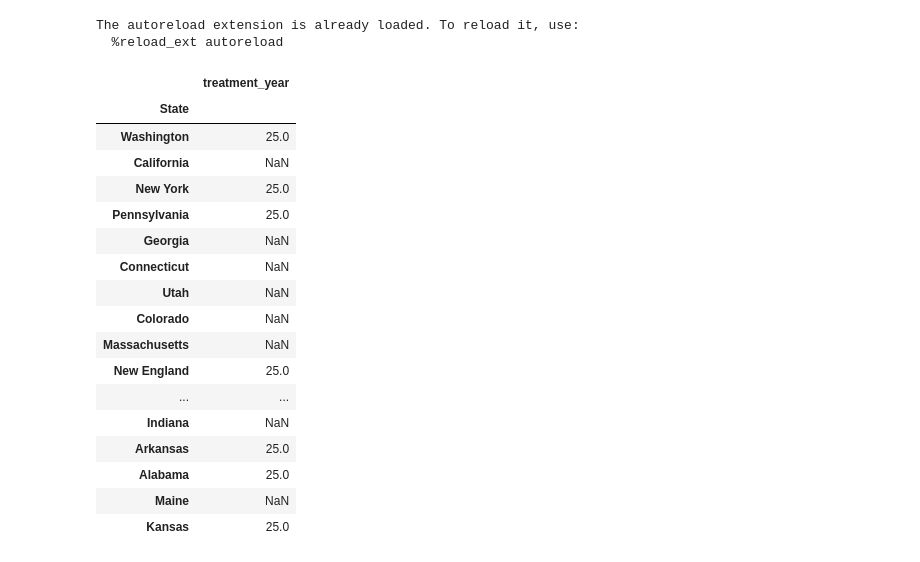
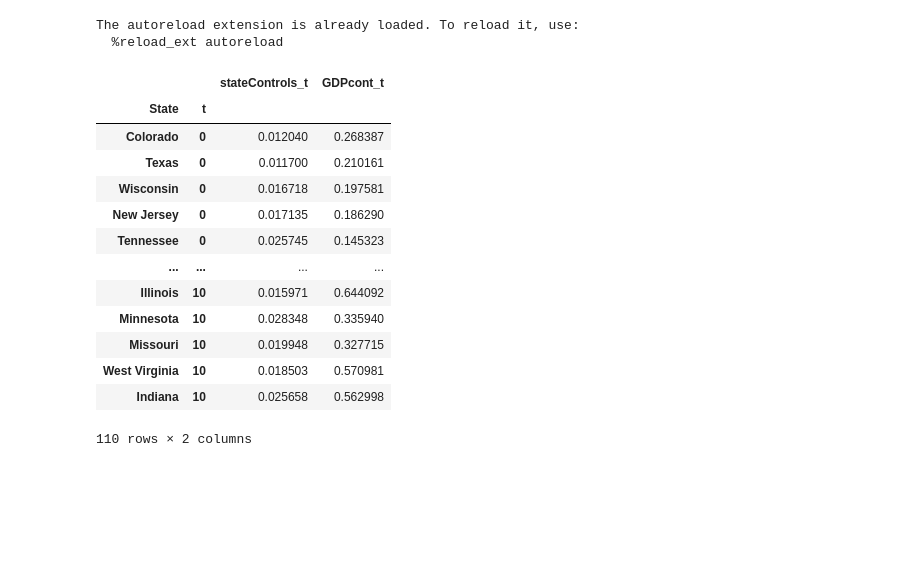
Before and after one commit to GondekNP/TreatmentBiasInvestigator, a Jupyter notebook: setup.ipynb, the cells around one changed output. Saved outputs shown, nothing was run; the diff lists cells and outputs as text; code cells hidden in the pictures; blank space fills up the shorter version.

```diff
--- a/setup.ipynb
+++ b/setup.ipynb
@@ -15,5 +12,24 @@ industries = industries.pivot(columns='Description',values=0)
 industries.columns = industries.columns.to_list()
 industries.index.rename('State', inplace=True)
 industries = industries[['Information']].rename(columns = {'Information':'GDPcont_t0'})
-industries.sort_values('GDPcont_t0', ascending = False)
+
+spat = {"New England" : ['Connecticut', 'Maine', 'Massachusetts', 'New Hampshire', 'Rhode Island', 'Vermont'],
+ "Mideast" : ['Delaware','District of Columbia','Maryland', 'New Jersey', 'New York', 'Pennsylvania'],
+ "Great Lakes" : ['Illinois','Indiana','Michigan','Ohio','Wisconsin'],
+ "Plains" : ['Iowa','Kansas','Minnesota','Missouri','Nebraska','North Dakota', 'South Dakota'],
+ "Southeast" : ['Alabama', 'Alabama', 'Arkansas', 'Florida','Georgia', 'Kentucky','Louisiana','Mississippi','North Carolina','South Carolina','Tennessee','Virginia','West Virginia'],
+ "Southwest" : ['Arizona','New Mexico','Oklahoma','Texas'],
+ "Rocky Mountain" : ['Colorado', 'Idaho', 'Montana', 'Utah', 'Wyoming'],
+ "Far West" : ['Alaska', 'California','Hawaii','Nevada','Oregon','Washington']}
+spat_inv = {}
+for region, states in spat.items():
+    sub_dict = {state : region for state in states}
+    spat_inv.update(sub_dict)
+spat_inv
+
+regions = industries.reset_index('State')['State'].apply(lambda x: spat_inv[x])
+regions.index = industries.index
+industries.loc[:,'Region'] = regions
+industries.to_csv('IndustriesTechClean.csv')
+industries.sort_values('GDPcont_t0', ascending=False)
 # %% [output]
@@ -42,26 +58,20 @@ industries.sort_values('GDPcont_t0', ascending = False)
 The autoreload extension is already loaded. To reload it, use:
   %reload_ext autoreload
 # %%
-simDat = gen_data.sim_data(industries, **gen_data.sim_params)
-treatment_years = simDat.loc[:,['treatment_year']]
-treatment_years
-# simDat
+simLong, treatment = gen_data.sim_data(industries, **gen_data.sim_params)
+simLong
 # %% [output]
-|  | treatment_year |
-| State |  |
-| Washington | 25.0 |
-| California | NaN |
-| New York | 25.0 |
-| Pennsylvania | 25.0 |
-| Georgia | NaN |
-| Connecticut | NaN |
-| Utah | NaN |
-| Colorado | NaN |
-| Massachusetts | NaN |
-| New England | 25.0 |
-| ... | ... |
-| Indiana | NaN |
-| Arkansas | 25.0 |
-| Alabama | 25.0 |
-| Maine | NaN |
-| Kansas | 25.0 |
+|  |  | stateControls_t | GDPcont_t |
+| State | t |  |  |
+| Colorado | 0 | 0.012040 | 0.268387 |
+| Texas | 0 | 0.011700 | 0.210161 |
+| Wisconsin | 0 | 0.016718 | 0.197581 |
+| New Jersey | 0 | 0.017135 | 0.186290 |
+| Tennessee | 0 | 0.025745 | 0.145323 |
+| ... | ... | ... | ... |
+| Illinois | 10 | 0.015971 | 0.644092 |
+| Minnesota | 10 | 0.028348 | 0.335940 |
+| Missouri | 10 | 0.019948 | 0.327715 |
+| West Virginia | 10 | 0.018503 | 0.570981 |
+| Indiana | 10 | 0.025658 | 0.562998 |
+110 rows × 2 columns
```
Also changed, not shown: parts of 13 cells of this notebook, 5 other files.
